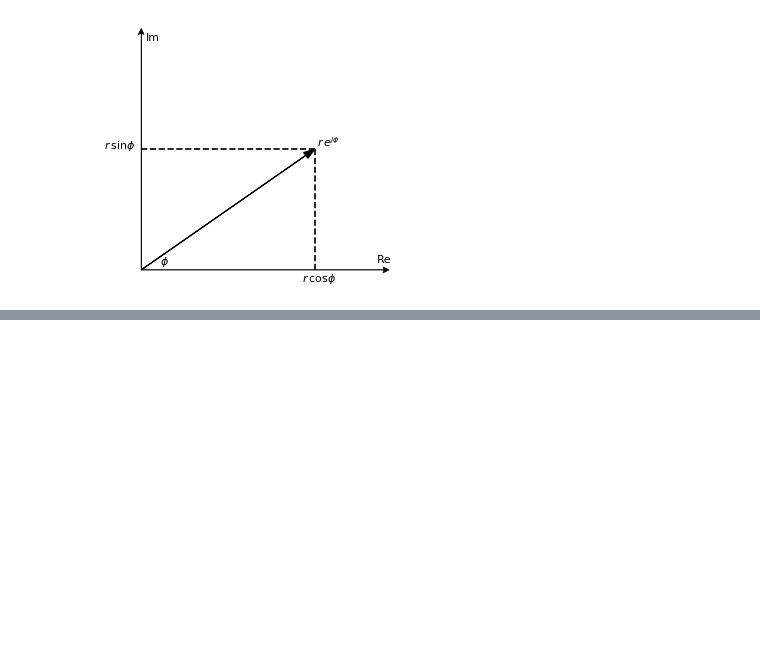
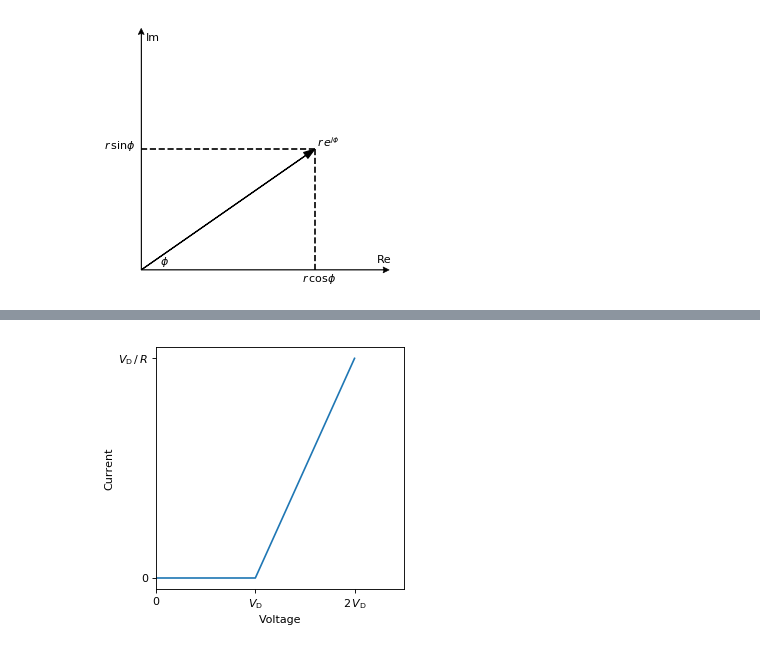
Before and after one commit to mulhearn/classwork, a Jupyter notebook: phy80/rlc/figs/rlc_figures.ipynb, the cells around one changed output, grey strips where cells are left out. Saved outputs shown, nothing was run; the diff lists cells and outputs as text; code cells hidden in the pictures; blank space fills up the shorter version.

```diff
--- a/phy80/rlc/figs/rlc_figures.ipynb
+++ b/phy80/rlc/figs/rlc_figures.ipynb
@@ -415,0 +444,15 @@ plt.savefig("complex.pdf")
+# %%
+plt.figure(figsize=(4, 4), dpi=80)
+x = [0,2,4]
+y = [0,0,1]
+plt.plot(x,y)
+plt.xlim(0,5)
+gca().set_xticks([0,2,4])
+gca().set_xticklabels(["0","$V_{\\rm D}$","$2\,V_{\\rm D}$"])
+gca().set_yticks([0,1])
+gca().set_yticklabels(["0","$V_{\\rm D}\,/\,R$"])
+plt.xlabel("Voltage")
+plt.ylabel("Current")
+plt.savefig("dioder.pdf")
+# %% [output]
+[figure, added]
```
Also changed, not shown: parts of 7 cells of this notebook, 20 other files.
